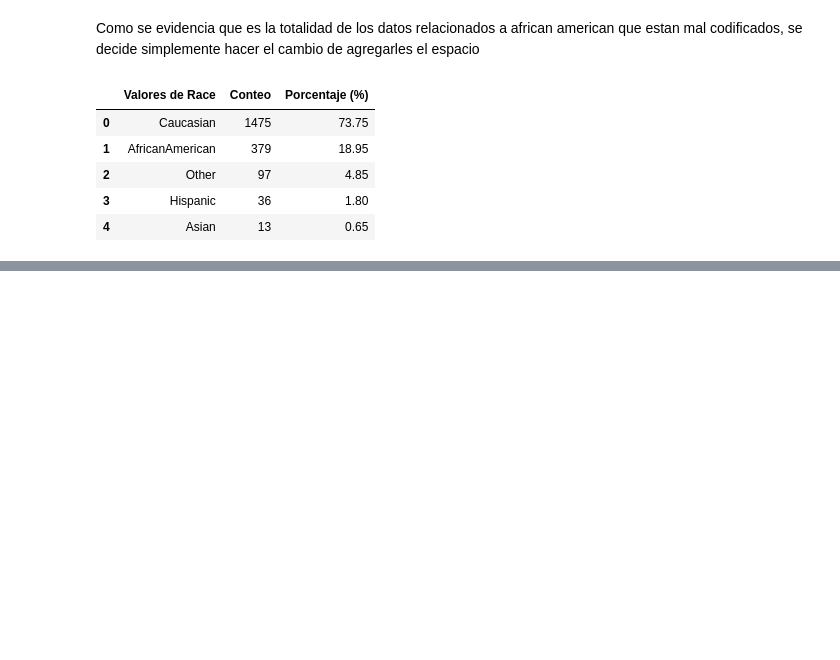
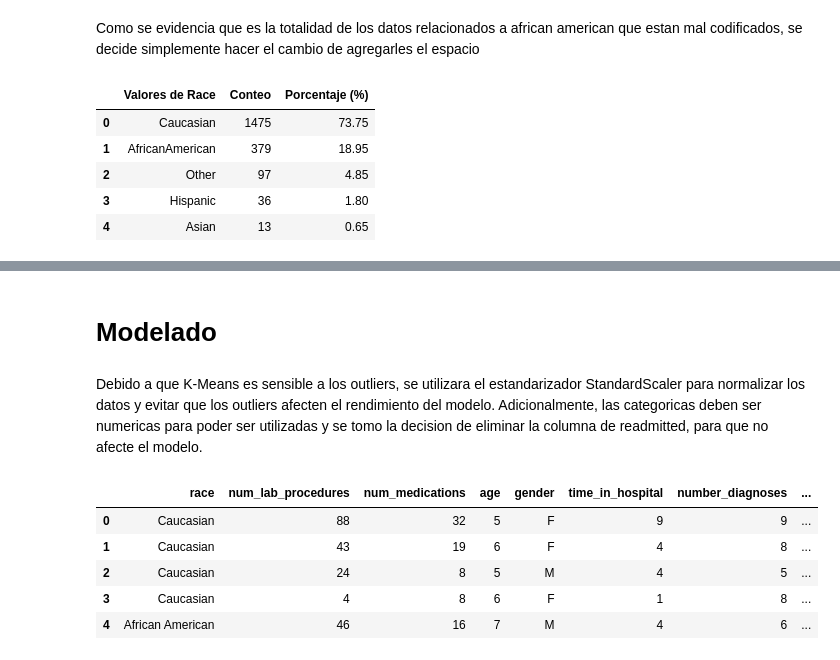
Before and after one commit to NataliaVillegasC/Simulacro-parcial1, a Jupyter notebook: SimulacroNatalia.ipynb, the cells around one changed output, grey strips where cells are left out. Saved outputs shown, nothing was run; the diff lists cells and outputs as text; code cells hidden in the pictures; blank space fills up the shorter version.

```diff
--- a/SimulacroNatalia.ipynb
+++ b/SimulacroNatalia.ipynb
@@ -325,0 +336,14 @@ df_modified['race'] = df_modified['race'].replace({'AfricanAmerican': 'African A
+# %% [markdown]
+# Modelado
+# %% [markdown]
+Debido a que K-Means es sensible a los outliers, se utilizara el estandarizador StandardScaler para normalizar los datos y evitar que los outliers afecten el rendimiento del modelo. Adicionalmente, las categoricas deben ser numericas para poder ser utilizadas y se tomo la decision de eliminar la columna de readmitted, para que no afecte el modelo.
+# %%
+df_modified = df_modified.drop(columns=['readmitted'])
+df_modified.head()
+# %% [output]
+|  | race | num_lab_procedures | num_medications | age | gender | time_in_hospital | number_diagnoses | ... |
+| 0 | Caucasian | 88 | 32 | 5 | F | 9 | 9 | ... |
+| 1 | Caucasian | 43 | 19 | 6 | F | 4 | 8 | ... |
+| 2 | Caucasian | 24 | 8 | 5 | M | 4 | 5 | ... |
+| 3 | Caucasian | 4 | 8 | 6 | F | 1 | 8 | ... |
+| 4 | African American | 46 | 16 | 7 | M | 4 | 6 | ... |
```
Also changed, not shown: parts of 10 cells of this notebook, 1 other file.
